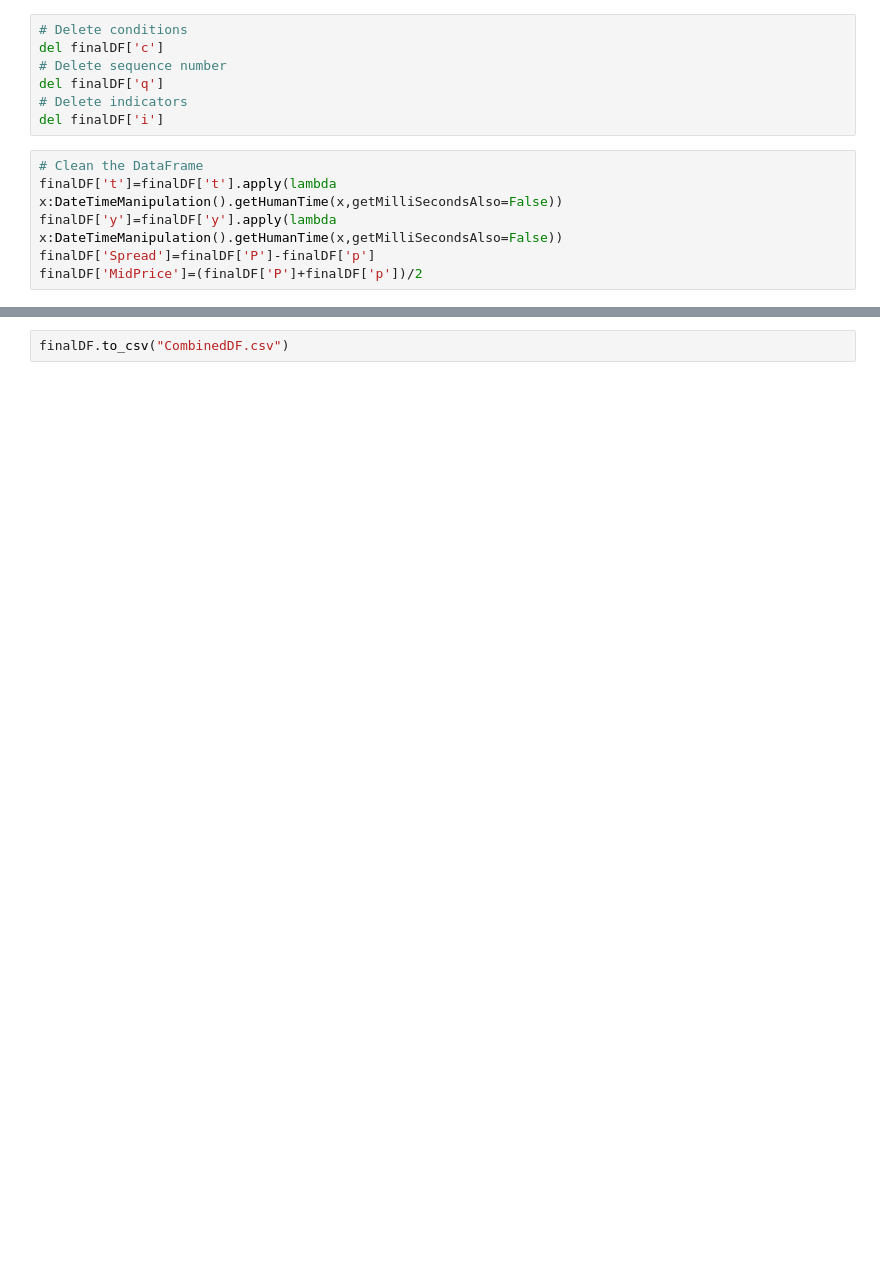
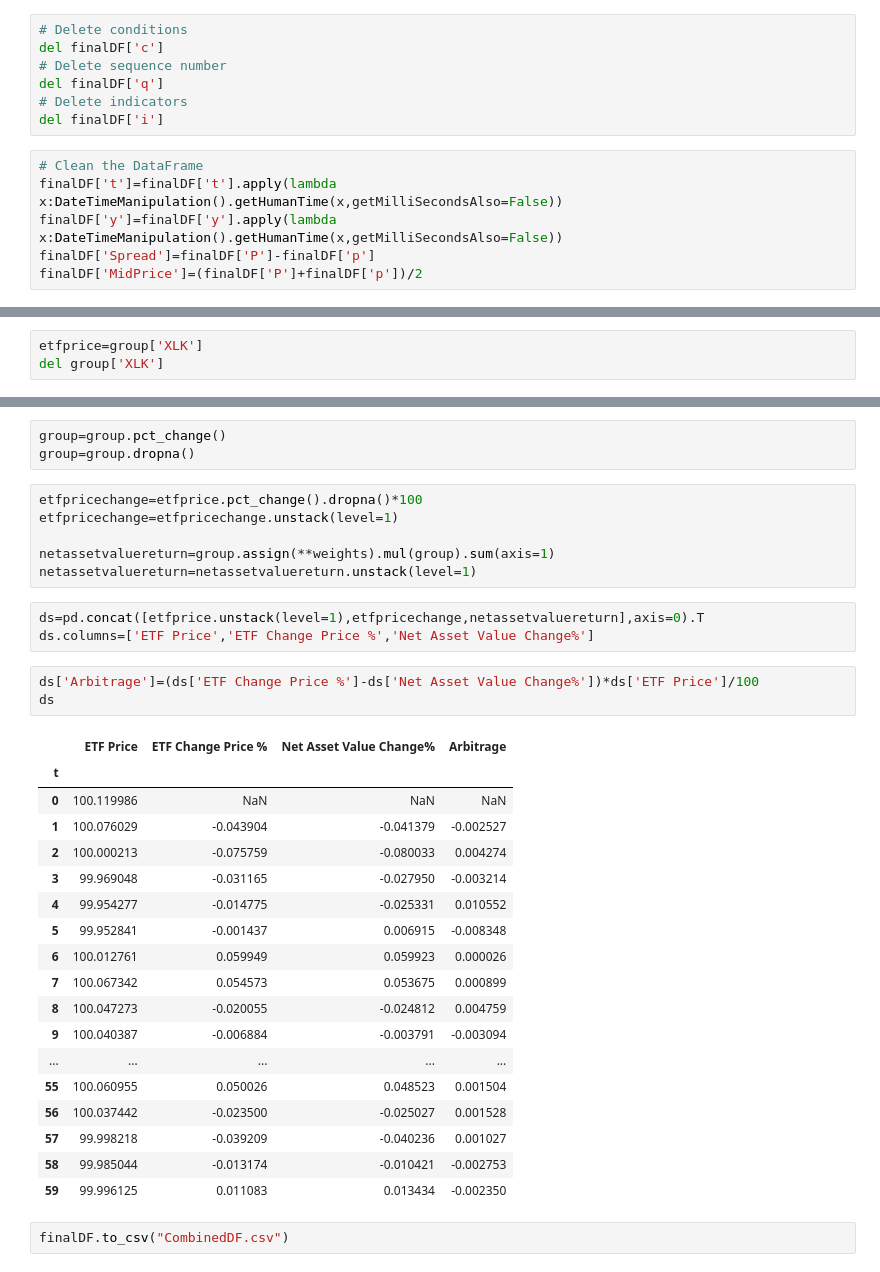
Before and after one commit to sarthak0906/ETF, a Jupyter notebook: JupyterNotebooks/TickByTickMispricingAnalysis.ipynb, the cells around one changed output, grey strips where cells are left out. Saved outputs shown, nothing was run; the diff lists cells and outputs as text; blank space fills up the shorter version.

```diff
--- a/JupyterNotebooks/TickByTickMispricingAnalysis.ipynb
+++ b/JupyterNotebooks/TickByTickMispricingAnalysis.ipynb
@@ -209,0 +217,3 @@ Name: MidPrice, Length: 296, dtype: float64
+# %%
+etfprice=group['XLK']
+del group['XLK']
@@ -210,2 +241,36 @@ Name: MidPrice, Length: 296, dtype: float64
+# %%
+group=group.pct_change()
+group=group.dropna()
+# %%
+etfpricechange=etfprice.pct_change().dropna()*100
+etfpricechange=etfpricechange.unstack(level=1)
+
+netassetvaluereturn=group.assign(**weights).mul(group).sum(axis=1)
+netassetvaluereturn=netassetvaluereturn.unstack(level=1)
+# %%
+ds=pd.concat([etfprice.unstack(level=1),etfpricechange,netassetvaluereturn],axis=0).T
+ds.columns=['ETF Price','ETF Change Price %','Net Asset Value Change%']
+# %%
+ds['Arbitrage']=(ds['ETF Change Price %']-ds['Net Asset Value Change%'])*ds['ETF Price']/100
+ds
+# %% [output]
+|  | ETF Price | ETF Change Price % | Net Asset Value Change% | Arbitrage |
+| t |  |  |  |  |
+| 0 | 100.119986 | NaN | NaN | NaN |
+| 1 | 100.076029 | -0.043904 | -0.041379 | -0.002527 |
+| 2 | 100.000213 | -0.075759 | -0.080033 | 0.004274 |
+| 3 | 99.969048 | -0.031165 | -0.027950 | -0.003214 |
+| 4 | 99.954277 | -0.014775 | -0.025331 | 0.010552 |
+| 5 | 99.952841 | -0.001437 | 0.006915 | -0.008348 |
+| 6 | 100.012761 | 0.059949 | 0.059923 | 0.000026 |
+| 7 | 100.067342 | 0.054573 | 0.053675 | 0.000899 |
+| 8 | 100.047273 | -0.020055 | -0.024812 | 0.004759 |
+| 9 | 100.040387 | -0.006884 | -0.003791 | -0.003094 |
+| ... | ... | ... | ... | ... |
+| 55 | 100.060955 | 0.050026 | 0.048523 | 0.001504 |
+| 56 | 100.037442 | -0.023500 | -0.025027 | 0.001528 |
+| 57 | 99.998218 | -0.039209 | -0.040236 | 0.001027 |
+| 58 | 99.985044 | -0.013174 | -0.010421 | -0.002753 |
+| 59 | 99.996125 | 0.011083 | 0.013434 | -0.002350 |
 # %%
 finalDF.to_csv("CombinedDF.csv")
```
Also changed, not shown: parts of 17 cells of this notebook, 2 other files.
